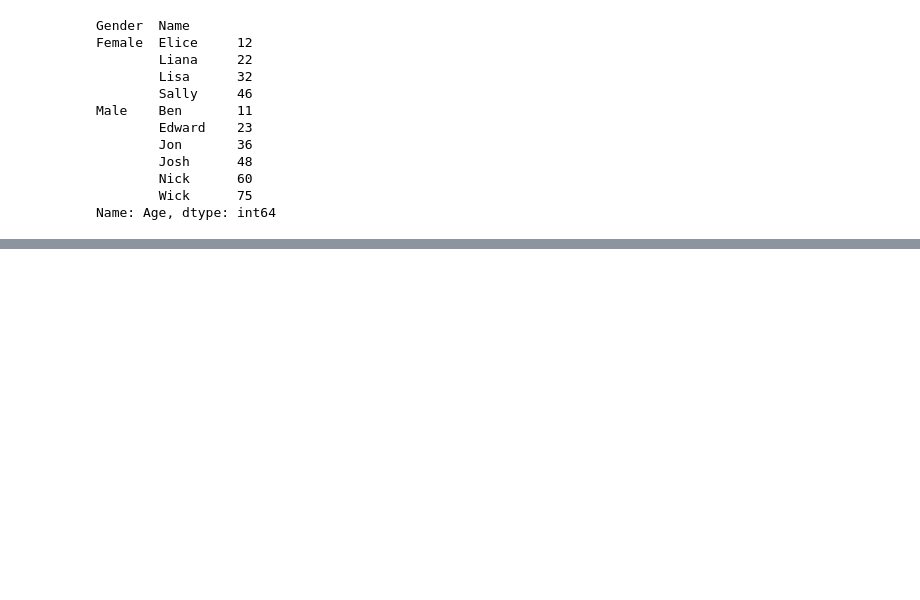
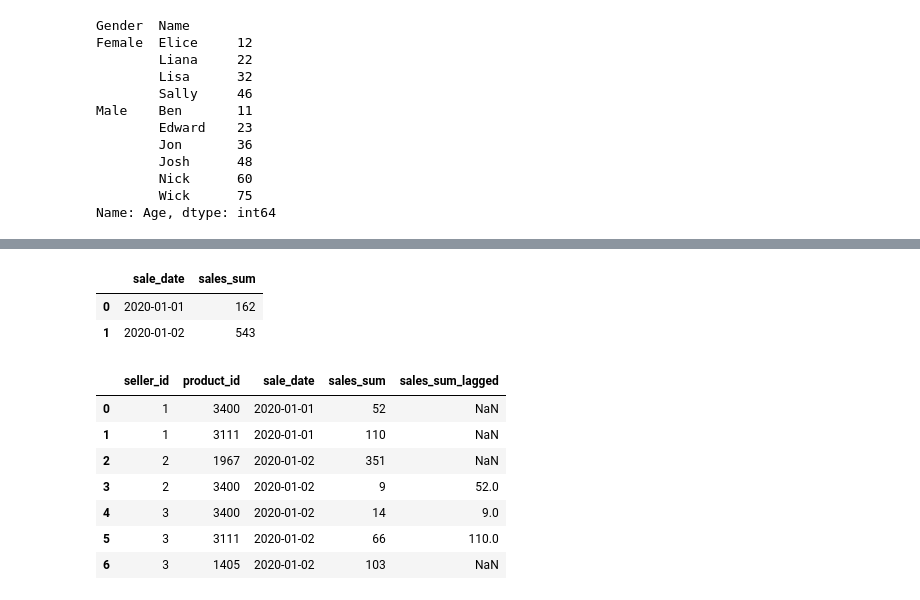
Before and after one commit to nastyh/Pandas-Tricks, a Jupyter notebook: 10_14_Pandas_Tricks.ipynb, the cells around one changed output, grey strips where cells are left out. Saved outputs shown, nothing was run; the diff lists cells and outputs as text; code cells hidden in the pictures; blank space fills up the shorter version.

```diff
--- a/10_14_Pandas_Tricks.ipynb
+++ b/10_14_Pandas_Tricks.ipynb
@@ -343,0 +346,6 @@ Name: Age, dtype: int64
+# %%
+# Imagine you have a daily sales information and want to calculate how prices change on a daily basis
+selling = [ [1, 3400, '2020-01-01', 52],[1, 3111, '2020-01-01', 110],[2, 1967, '2020-01-02', 351],
+            [2, 3400, '2020-01-02', 9], [3, 3400, '2020-01-02', 14], [3, 3111, '2020-01-02', 66],
+            [3, 1405, '2020-01-02', 103]]
+selling_df = pd.DataFrame(selling, columns = ['seller_id','product_id','sale_date','sales_sum'])
@@ -343,0 +361,2 @@ Name: Age, dtype: int64
+# %%
+selling_df['sale_date'] = selling_df['sale_date'].astype('datetime64')
@@ -343,0 +385,6 @@ Name: Age, dtype: int64
+# %%
+selling_df_daily
+# %% [output]
+|  | sale_date | sales_sum |
+| 0 | 2020-01-01 | 162 |
+| 1 | 2020-01-02 | 543 |
@@ -343,0 +393,14 @@ Name: Age, dtype: int64
+# %%
+# First, let's group everything by sale_date and see how how the totals changed
+selling_df['sales_sum_lagged'] = selling_df.sort_values(by=['sale_date'], ascending = True).groupby(by=['product_id'])['sales_sum'].shift(1)
+# %%
+selling_df
+# %% [output]
+|  | seller_id | product_id | sale_date | sales_sum | sales_sum_lagged |
+| 0 | 1 | 3400 | 2020-01-01 | 52 | NaN |
+| 1 | 1 | 3111 | 2020-01-01 | 110 | NaN |
+| 2 | 2 | 1967 | 2020-01-02 | 351 | NaN |
+| 3 | 2 | 3400 | 2020-01-02 | 9 | 52.0 |
+| 4 | 3 | 3400 | 2020-01-02 | 14 | 9.0 |
+| 5 | 3 | 3111 | 2020-01-02 | 66 | 110.0 |
+| 6 | 3 | 1405 | 2020-01-02 | 103 | NaN |
```
Also changed, not shown: parts of 6 cells of this notebook, 1 other file.
